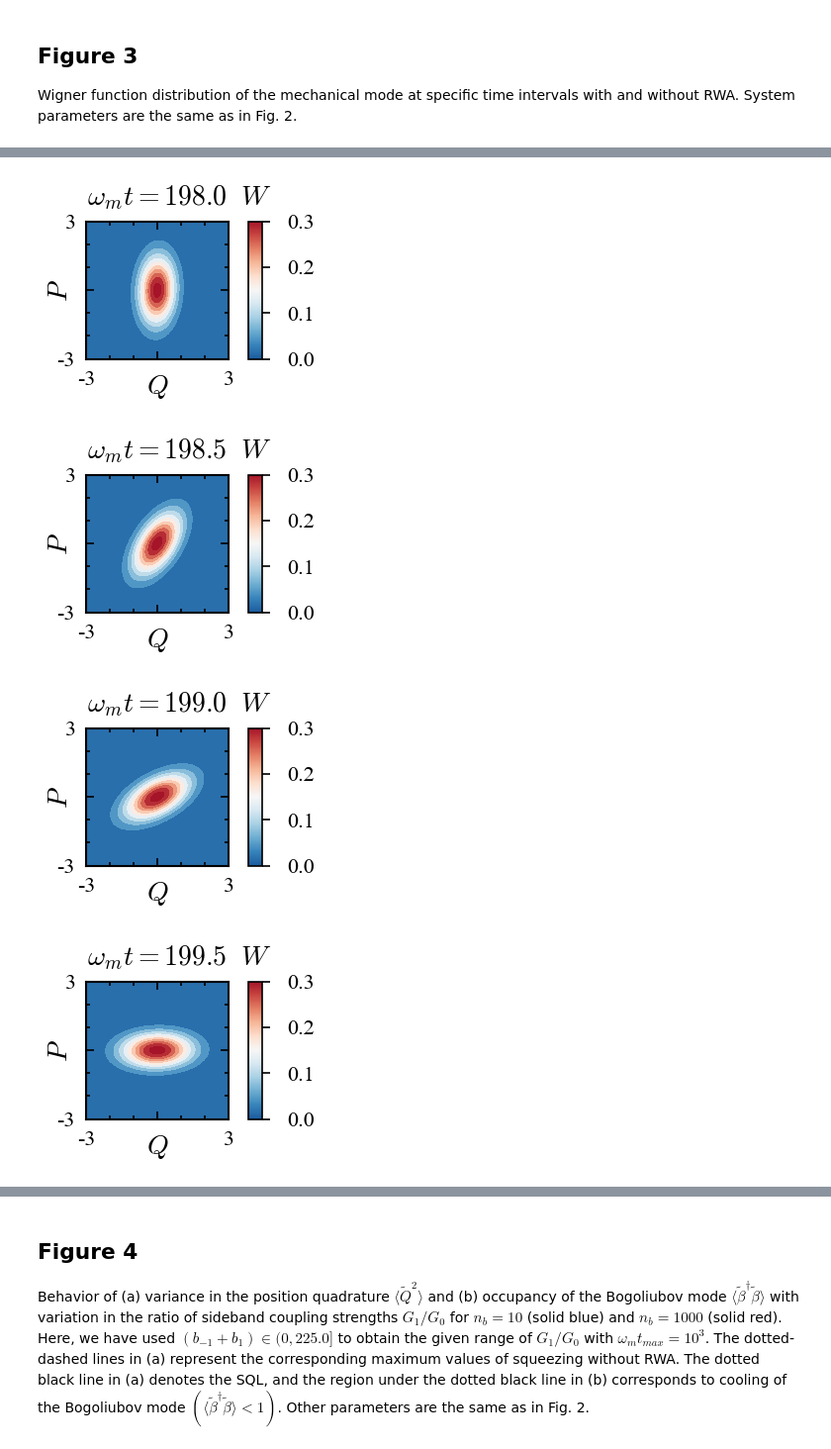
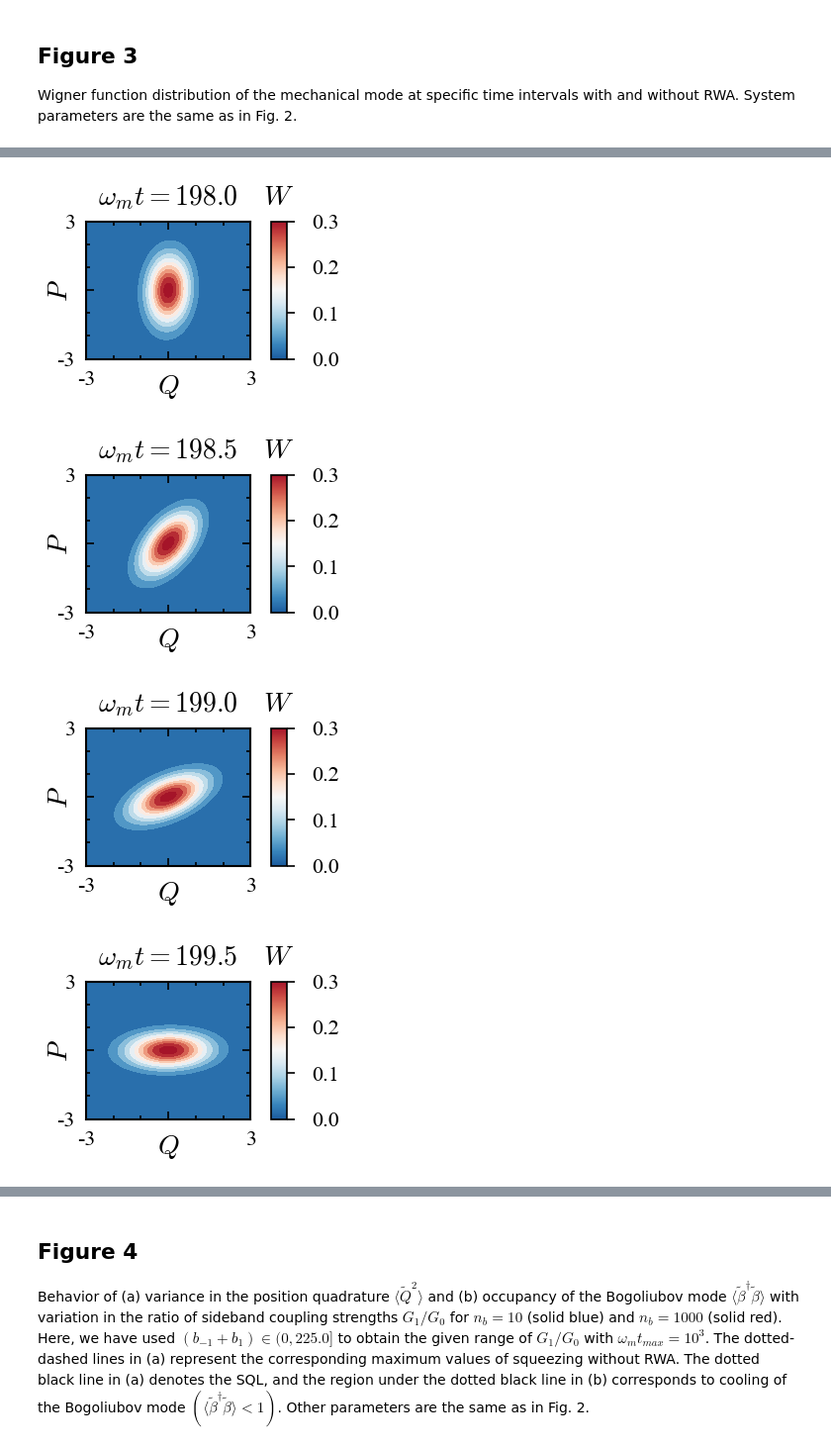
Before and after one commit to Sampreet/squeeze_mm, a Jupyter notebook: notebooks/v2.2_qom-v1.0.1/plots.ipynb, the cells around one changed output, grey strips where cells are left out. Shown at 99% size. Drawn from its saved outputs; the diff is of its cells as text; code cells hidden in the pictures.

```diff
--- a/notebooks/v2.2_qom-v1.0.0/plots.ipynb
+++ b/notebooks/v2.2_qom-v1.0.1/plots.ipynb
@@ -504,15 +384,15 @@ params = {
     'solver': {
         'show_progress' : True,
         'cache'         : False,
-        'method'        : 'vode',
+        'ode_method'    : 'vode',
         'indices'       : [1],
         'wigner_xs'     : np.linspace(-_max, _max, _dim),
         'wigner_ys'     : np.linspace(-_max, _max, _dim),
         't_min'         : 0.0,
         't_max'         : 200.0,
         't_dim'         : 2001,
-        't_range_min'   : 1980,
-        't_range_max'   : 2001,
+        't_index_min'   : 1980,
+        't_index_max'   : 2001,
     },
     'system': {
         'alphas'        : [2.0, 0.2, 0.2],
@@ -539,13 +419,12 @@ params = {
         'y_ticks_minor' : [i - _max for i in range(7)],
         'v_ticks'       : [0.0, 0.1, 0.2, 0.3],
         'v_ticks_minor' : [i * 0.05 for i in range(8)],
-        'height'        : 2.5,
-        'width'         : 2.3,
         'show_cbar'     : True,
         'cbar_title'    : '$W$',
         'cbar_tick_pad' : -2,
         'cbar_ticks'    : [0.0, 0.1, 0.2, 0.3],
-        'width'         : 3.0,
+        'width'         : 2.75,
+        'height'        : 2.5
     }
 }
 
@@ -558,13 +437,15 @@ system = MM_01(
     params=params['system']
 )
 
-# get correlations and times
-_, Corrs, T = HLESolver(
+# get times and correlations
+hle_solver = HLESolver(
     system=system,
     params=params['solver']
-).get_modes_corrs_times_in_range()
+)
+T = hle_solver.get_times()
+_, Corrs = hle_solver.get_modes_corrs()
 # get Wigner distributions
-Wigners = get_wigner_single_mode(
+Wigners = get_Wigner_distributions_single_mode(
     Corrs=Corrs,
     params=params['solver']
 )
@@ -582,7 +463,5 @@ for i in range(0, len(T), 5):
     plotter.update(
         vs=Wigners[i, 0]
     )
-    plotter.show(
-        hold=True
-    )
+    plotter.show()
 # %% [output]
@@ -591,4 +470,4 @@ MainThread               INFO    2023-06-28 01:31:17.576: (qom.solvers.MeasureSo
-[figure, old version]
+[figure, new version]
-[figure, old version]
+[figure, new version]
-[figure, old version]
+[figure, new version]
-[figure, old version]
+[figure, new version]
```
Also changed, not shown: parts of 14 cells of this notebook, 33 other files.
